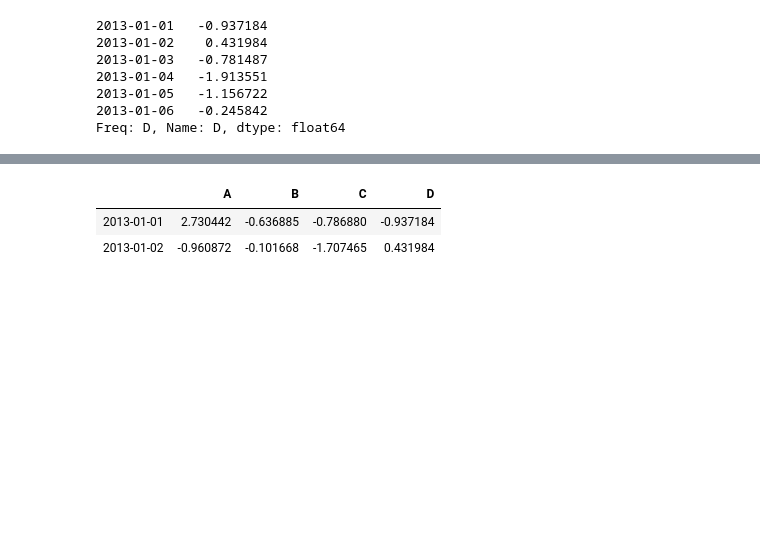
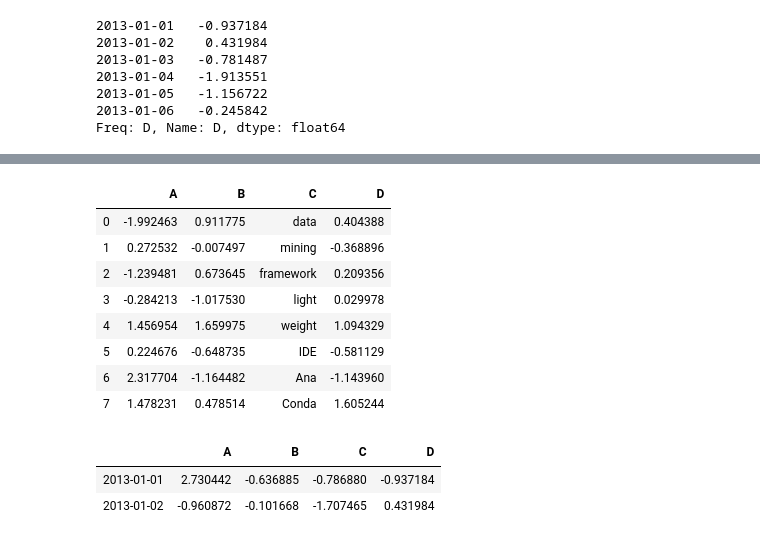
Before and after one commit to BillyGareth/bgds_ai, a Jupyter notebook: BASIC_PANDAS.ipynb, the cells around one changed output, grey strips where cells are left out. Drawn from its saved outputs; the diff is of its cells as text; code cells hidden in the pictures; blank space fills up the shorter version.

```diff
--- a/BASIC_PANDAS.ipynb
+++ b/BASIC_PANDAS.ipynb
@@ -133,3 +59,17 @@ Freq: D, Name: D, dtype: float64
+# %%
+df=df.copy()
+df['C']=('data','mining','framework','light','weight','IDE','Ana','Conda')
+df
+# %% [output]
+|  | A | B | C | D |
+| 0 | -1.992463 | 0.911775 | data | 0.404388 |
+| 1 | 0.272532 | -0.007497 | mining | -0.368896 |
+| 2 | -1.239481 | 0.673645 | framework | 0.209356 |
+| 3 | -0.284213 | -1.017530 | light | 0.029978 |
+| 4 | 1.456954 | 1.659975 | weight | 1.094329 |
+| 5 | 0.224676 | -0.648735 | IDE | -0.581129 |
+| 6 | 2.317704 | -1.164482 | Ana | -1.143960 |
+| 7 | 1.478231 | 0.478514 | Conda | 1.605244 |
 # %%
 df[0:2]
 # %% [output]
```
Also changed, not shown: parts of 14 cells of this notebook.
